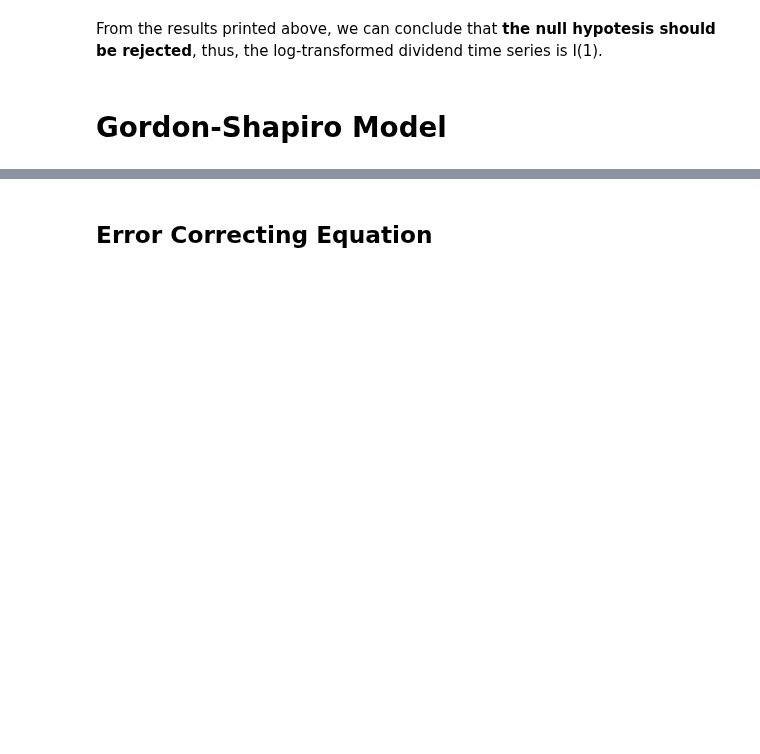
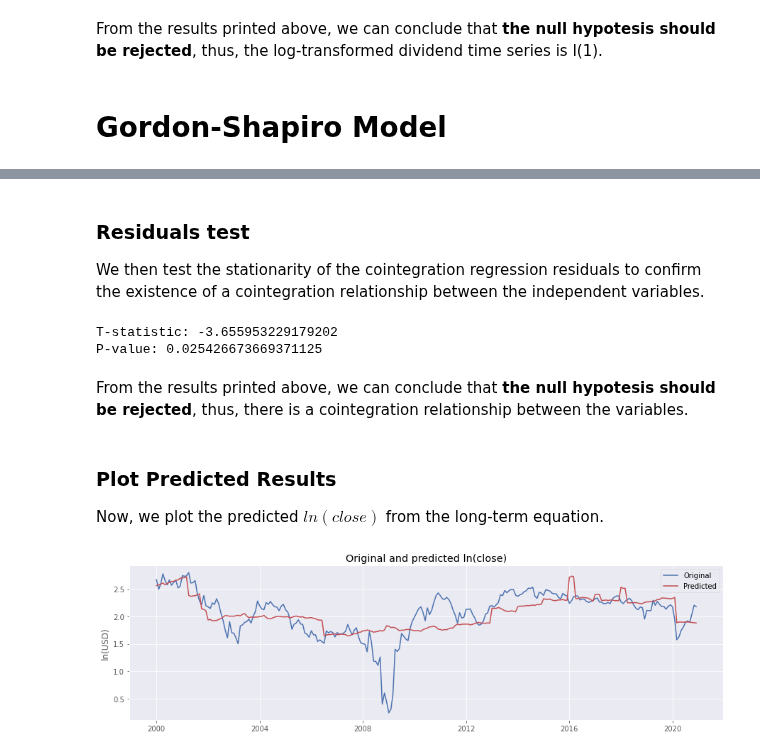
Before and after one commit to daniel-deutsch/FTD, a Jupyter notebook: Asset Pricing/EA3/main.ipynb, the cells around one changed output, grey strips where cells are left out. Saved outputs shown, nothing was run; the diff lists cells and outputs as text; code cells hidden in the pictures; blank space fills up the shorter version.

```diff
--- a/Asset Pricing/EA3/main.ipynb
+++ b/Asset Pricing/EA3/main.ipynb
@@ -273,5 +277,51 @@ No. Observations:                 252   AIC:                             149.0
 
 Notes:
 [1] Standard Errors assume that the covariance matrix of the errors is correctly specified.
-# %% [markdown]
-## Error Correcting Equation
+# %% [markdown]
+### Residuals test
+
+We then test the stationarity of the cointegration regression residuals to confirm the existence of a cointegration relationship between the independent variables.
+# %%
+# Adds the residuals to the dataframe
+df['resid'] = model_fit.resid
+
+# Obtains the ADF results for the regression
+adf_res = smt.adfuller(
+    df['resid'].dropna(),
+    regression='ct',
+    maxlag=12,
+    autolag='AIC',
+    regresults=True
+)
+
+# Print results
+print(f"T-statistic: {adf_res[0]}")
+print(f"P-value: {adf_res[1]}")
+# %% [output]
+T-statistic: -3.655953229179202
+P-value: 0.025426673669371125
+# %% [markdown]
+From the results printed above, we can conclude that **the null hypotesis should be rejected**, thus, there is a cointegration relationship between the variables.
+# %% [markdown]
+### Plot Predicted Results
+
+Now, we plot the predicted $ln(close)$ from the long-term equation.
+# %%
+# Obtains the predicted ln(close)
+df['pred_log_close'] = 0
+for coeff, p_value, param in zip(model_fit.params, model_fit.pvalues, dict(model_fit.params).keys()):
+    if p_value <= 0.1:
+        if param == 'Intercept':
+            df['pred_log_close'] += coeff
+        else:
+            df['pred_log_close'] += coeff*df[param]
+
+# Plots
+plt.plot(df['log_close'], label="Original")
+plt.plot(df['pred_log_close'], label="Predicted")
+plt.title("Original and predicted ln(close)")
+plt.ylabel("ln(USD)")
+plt.legend()
+plt.show()
+# %% [output]
+[figure, added]
```
Also changed, not shown: parts of 12 cells of this notebook, 1 other file.
